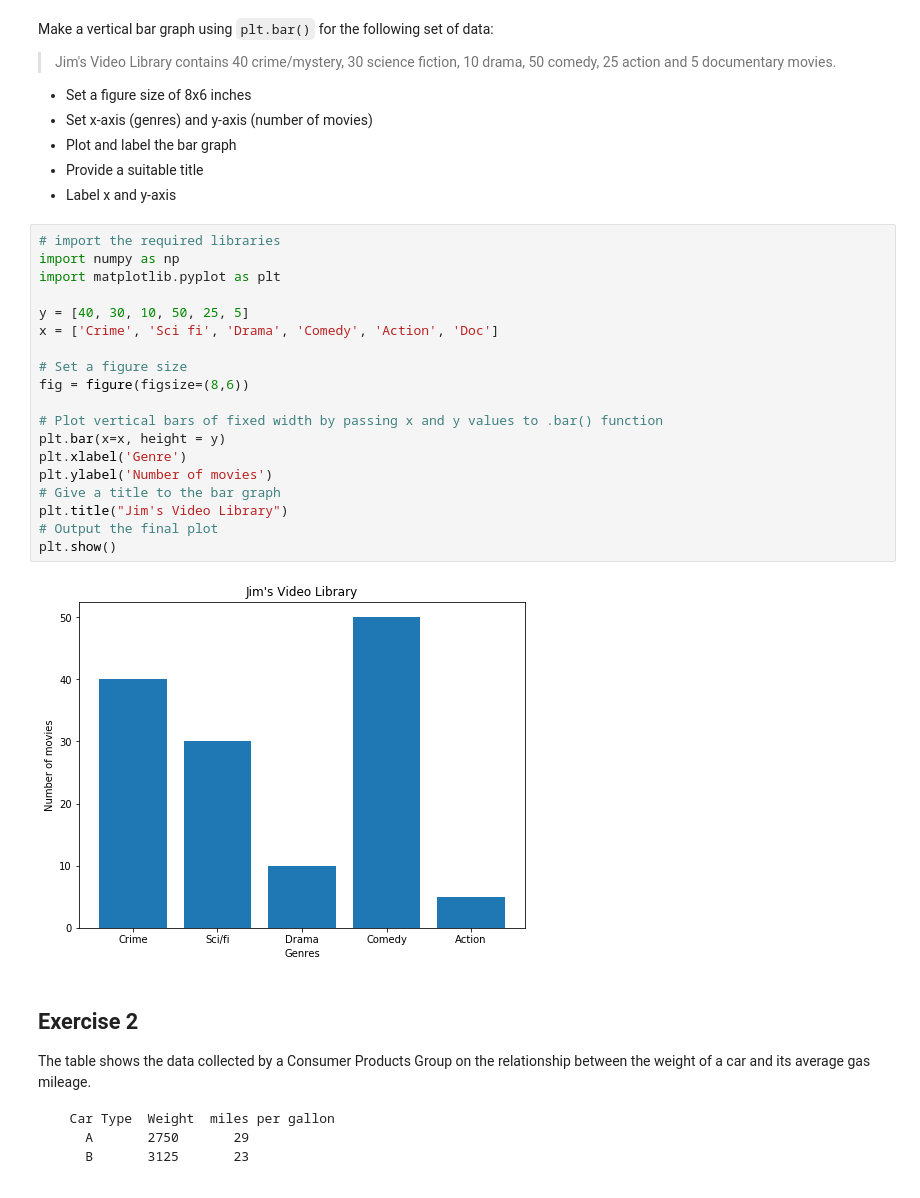
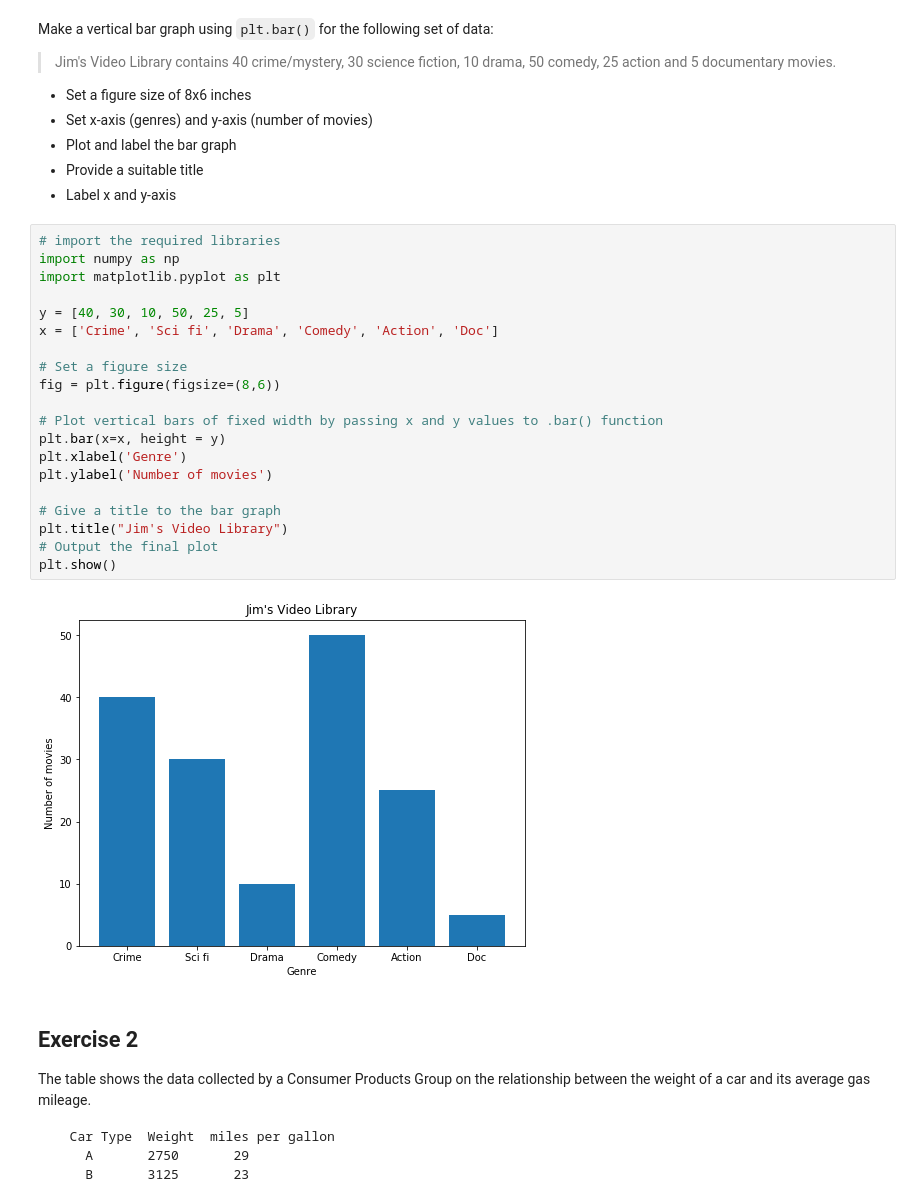
Before and after one commit to kylegwlawrence/dsc-0-01-22-visualizing-data-lab-online-ds-sp-000, a Jupyter notebook: index.ipynb, the cells around one changed output. Drawn from its saved outputs; the diff is of its cells as text.

```diff
--- a/index.ipynb
+++ b/index.ipynb
@@ -23,24 +23,25 @@ Make a vertical bar graph using `plt.bar()` for the following set of data:
 # %%
 # import the required libraries
 import numpy as np
 import matplotlib.pyplot as plt
 
 y = [40, 30, 10, 50, 25, 5]
 x = ['Crime', 'Sci fi', 'Drama', 'Comedy', 'Action', 'Doc']
 
 # Set a figure size
-fig = figure(figsize=(8,6))
+fig = plt.figure(figsize=(8,6))
 
 # Plot vertical bars of fixed width by passing x and y values to .bar() function
 plt.bar(x=x, height = y)
 plt.xlabel('Genre')
 plt.ylabel('Number of movies')
+
 # Give a title to the bar graph
 plt.title("Jim's Video Library")
 # Output the final plot
 plt.show()
 # %% [output]
-[figure, old version]
+[figure, new version]
 # %% [markdown]
 ## Exercise 2
 
```
